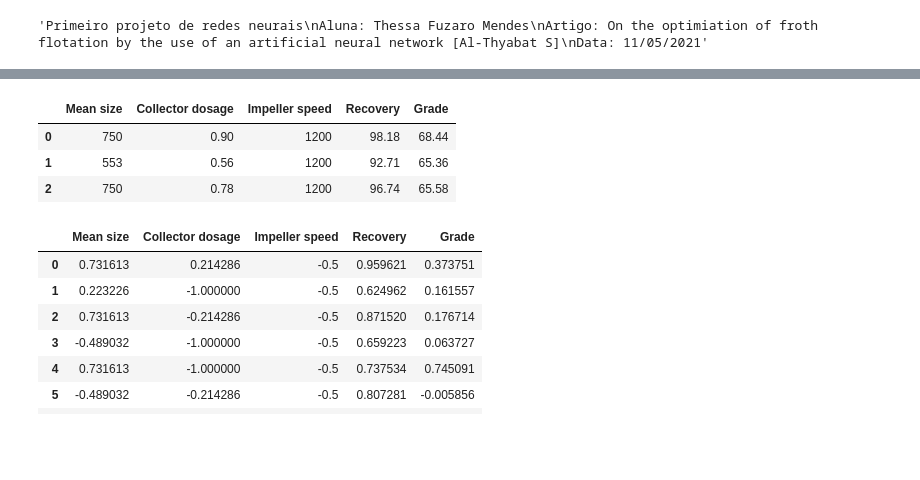
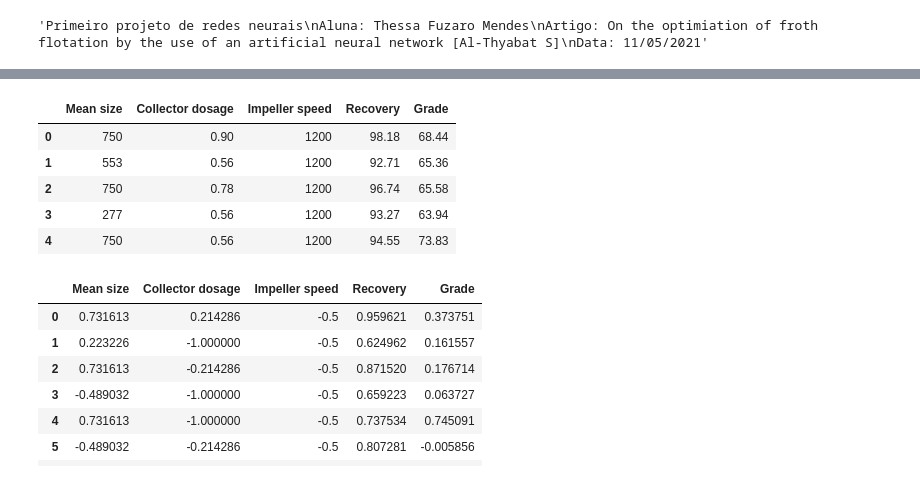
Before and after one commit to thessafuzaro/ANN, a Jupyter notebook: Projeto_Thessa.ipynb, the cells around one changed output, grey strips where cells are left out. Drawn from its saved outputs; the diff is of its cells as text; code cells hidden in the pictures; blank space fills up the shorter version.

```diff
--- a/Projeto_Thessa.ipynb
+++ b/Projeto_Thessa.ipynb
@@ -57,12 +57,14 @@ print (df.head)
 #Selecionando as colunas de interesse:
 Dat_Select=df.iloc[:,2:].copy()
 # %%
-Dat_Select.head(3)
+Dat_Select.head (5)
 # %% [output]
 |  | Mean size | Collector dosage | Impeller speed | Recovery | Grade |
 | 0 | 750 | 0.90 | 1200 | 98.18 | 68.44 |
 | 1 | 553 | 0.56 | 1200 | 92.71 | 65.36 |
 | 2 | 750 | 0.78 | 1200 | 96.74 | 65.58 |
+| 3 | 277 | 0.56 | 1200 | 93.27 | 63.94 |
+| 4 | 750 | 0.56 | 1200 | 94.55 | 73.83 |
 # %%
 # Normatização dos dados:
 def Normatiza(x):
```
Also changed, not shown: parts of 18 cells of this notebook.
